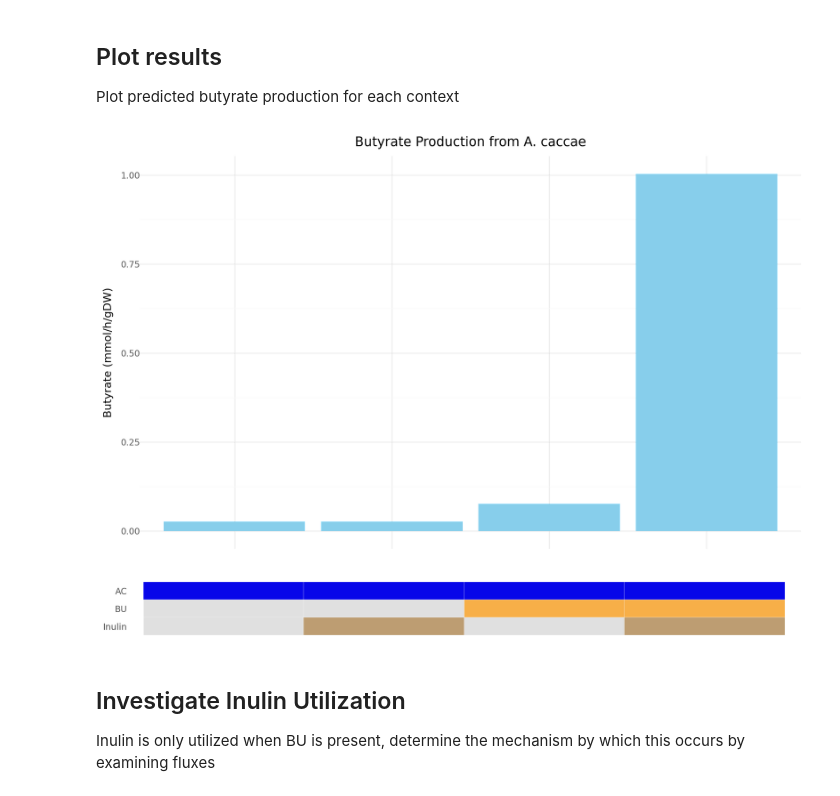
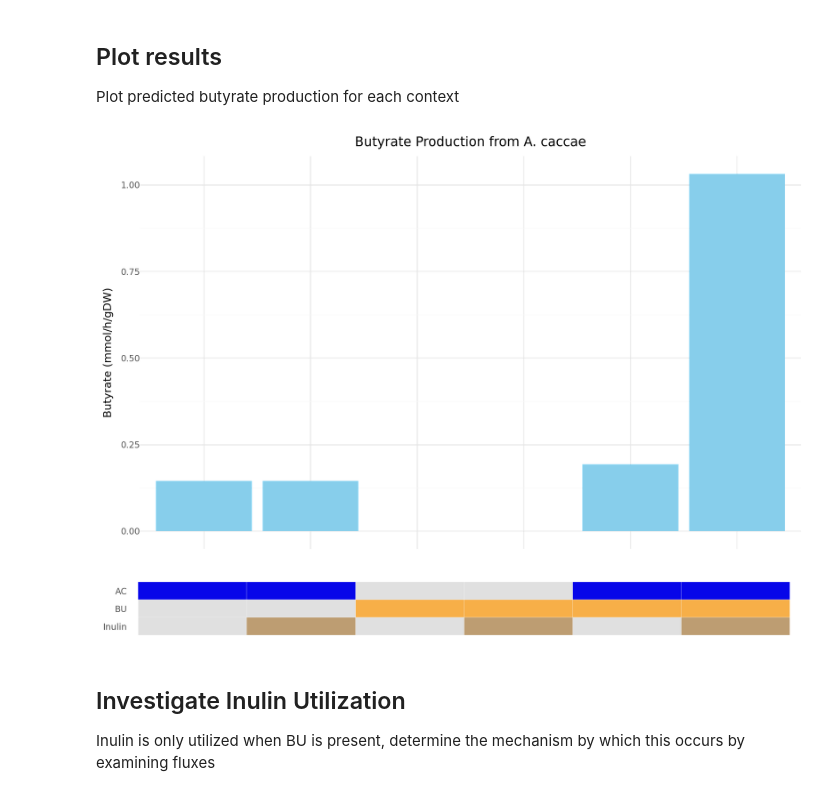
Before and after one commit to VenturelliLab/Connors-Thompson_et_al_2026, a Jupyter notebook: MCMM/MCMM_analysis.ipynb, the cells around one changed output. Saved outputs shown, nothing was run; the diff lists cells and outputs as text; code cells hidden in the pictures.

```diff
--- a/MCMM/MCMM_analysis.ipynb
+++ b/MCMM/MCMM_analysis.ipynb
@@ -63,22 +84,36 @@ For the four growth simulations, isolate predictions for butyrate production
 # %%
 res1 = sol_ac_bu_noFiber.fluxes['EX_but_m'].loc['medium']
 res2 = sol_ac_noFiber.fluxes['EX_but_m'].loc['medium']
-res3 = sol_ac_bu_fiber.fluxes['EX_but_m'].loc['medium']
-res4 = sol_ac_fiber.fluxes['EX_but_m'].loc['medium']
+
+# BU has no reaction for exporting butyrate, assign a zero for export flux
+try:
+    res3 = sol_bu_noFiber.fluxes['EX_but_m'].loc['medium']
+except KeyError as e:
+    res3=0
+res4 = sol_ac_bu_fiber.fluxes['EX_but_m'].loc['medium']
+res5 = sol_ac_fiber.fluxes['EX_but_m'].loc['medium']
+
+# BU has no reaction for exporting butyrate, assign a zero for export flux
+try:
+    res6 = sol_bu_fiber.fluxes['EX_but_m'].loc['medium']
+except KeyError as e:
+    res6=0
 # %% [markdown]
 ## Plot results
 Plot predicted butyrate production for each context
 # %%
-## Build data frame
-to_plt = pd.DataFrame({'Butyrate':[res1 ,res2, res3, res4],
-                       'Co-Culture':['AC+BU Co-Culture','AC Monoculture',
-                                    'AC+BU Co-Culture','AC Monoculture'],
-                       'Fiber':['','',' + inulin',' + inulin']})
+# Build data frame
+to_plt = pd.DataFrame({'Butyrate':[res1 ,res2, res3, res4, res5, res6],
+                       'Co-Culture':['AC+BU Co-Culture','AC Monoculture','BU Monoculture',
+                                    'AC+BU Co-Culture','AC Monoculture', 'BU Monoculture'],
+                       'Fiber':['','','',' + inulin',' + inulin',' + inulin']})
 
 to_plt['Condition'] = to_plt['Co-Culture']+to_plt['Fiber']
 
-## Set order
-desired_order = ['AC Monoculture',
+# Set order
+desired_order = ['BU Monoculture',
+                 'BU Monoculture + inulin',
+                 'AC Monoculture',
                  'AC Monoculture + inulin',
                  'AC+BU Co-Culture',
                  'AC+BU Co-Culture + inulin',
@@ -86,10 +121,10 @@ desired_order = ['AC Monoculture',
 ]
 to_plt['Condition'] = pd.Categorical(to_plt['Condition'], categories=desired_order, ordered=True)
 
-# Add binary flags
-to_plt['AC'] = 1  # always present
-to_plt['BU'] = to_plt['Co-Culture'].str.contains('BU').astype(int)
-to_plt['Inulin'] = to_plt['Fiber'].str.contains('inulin').astype(int)
+# Add indicators
+to_plt['BU'] = [1,0,1,1,0,1]
+to_plt['AC'] = [1,1,0,1,1,0]
+to_plt['Inulin'] = [0,0,0,1,1,1]
 
 # Melt into long format for component presence
 indicator_df = to_plt.melt(id_vars=['Condition'], value_vars=['AC', 'BU', 'Inulin'], var_name='Component', value_name='Present')
@@ -112,35 +147,35 @@ fill_colors = {
     'Inulin_0': '#E0E0E0'
 }
 
 # Plot the main bar plot
 bar = (
     ggplot(to_plt, aes(x='Condition', y='Butyrate')) +
     geom_bar(stat='identity', fill='skyblue') +
     theme_minimal() +
     labs(title='Butyrate Production from A. caccae', x='', y='Butyrate (mmol/h/gDW)') +
     theme(figure_size=(10,6), axis_text_x=element_blank(), axis_ticks_major_x=element_blank())
 )
 
 # Add tile plot underneath to indicate component presence
 tiles = (
     ggplot(indicator_df, aes(x='Condition', y='Component', fill='fill_key')) +
     geom_tile(color='white') +
     scale_fill_manual(values=fill_colors) +
     theme_minimal() +
     labs(x='', y='') +
     theme(
         figure_size=(10, 1),
         axis_text_x=element_blank(),
         legend_position='none',
         panel_grid=element_blank()
     )
 )
 
 bar.show()
 tiles.show()
 # %% [output]
-[figure, old version]
+[figure, new version]
-[figure, old version]
+[figure, new version]
 # %% [markdown]
 ## Investigate Inulin Utilization
 Inulin is only utilized when BU is present, determine the mechanism by which this occurs by examining fluxes
```
Also changed, not shown: parts of 7 cells of this notebook.
